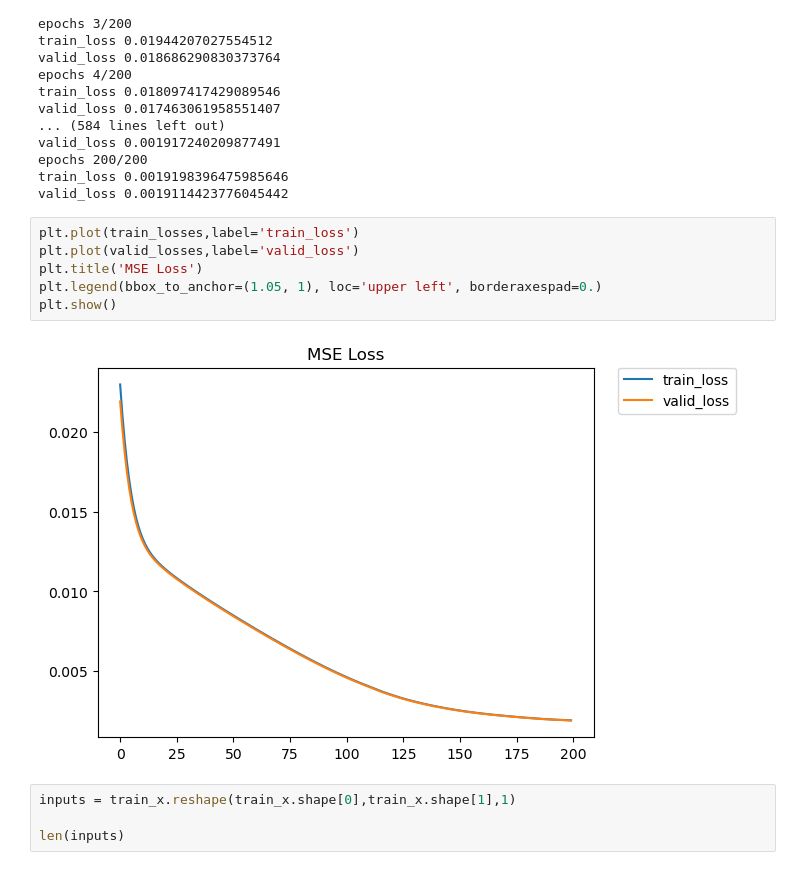
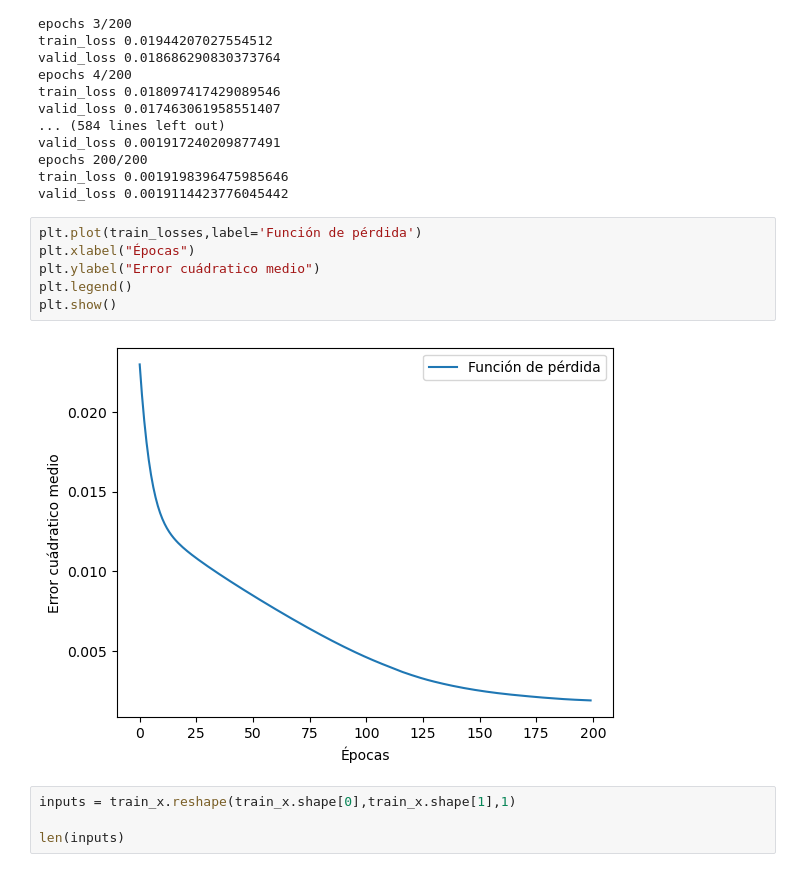
Before and after one commit to MiklosLaszlo/TFG, a Jupyter notebook: TFG_programacion/ajustes/Clásico/Convoluciones.ipynb, the cells around one changed output. Saved outputs shown, nothing was run; the diff lists cells and outputs as text.

```diff
--- a/TFG_programacion/ajustes/Clásico/Convoluciones.ipynb
+++ b/TFG_programacion/ajustes/Clásico/Convoluciones.ipynb
@@ -190,13 +190,13 @@ epochs 200/200
 train_loss 0.0019198396475985646
 valid_loss 0.0019114423776045442
 # %%
-plt.plot(train_losses,label='train_loss')
-plt.plot(valid_losses,label='valid_loss')
-plt.title('MSE Loss')
-plt.legend(bbox_to_anchor=(1.05, 1), loc='upper left', borderaxespad=0.)
+plt.plot(train_losses,label='Función de pérdida')
+plt.xlabel("Épocas")
+plt.ylabel("Error cuádratico medio")
+plt.legend()
 plt.show()
 # %% [output]
-[figure, old version]
+[figure, new version]
 # %%
 inputs = train_x.reshape(train_x.shape[0],train_x.shape[1],1)
 
```
Also changed, not shown: 20 other files.
